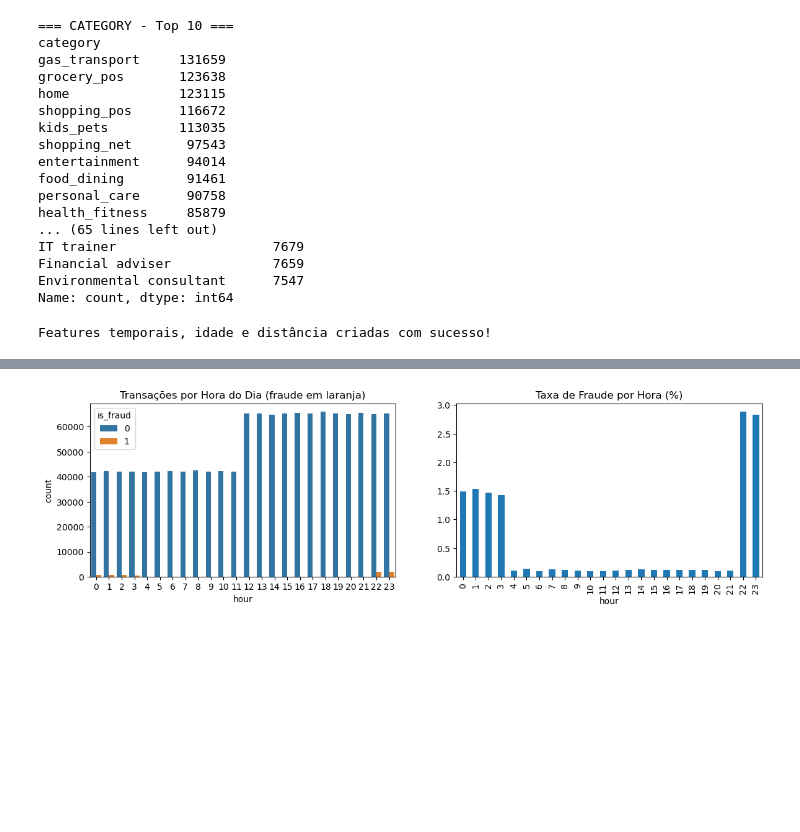
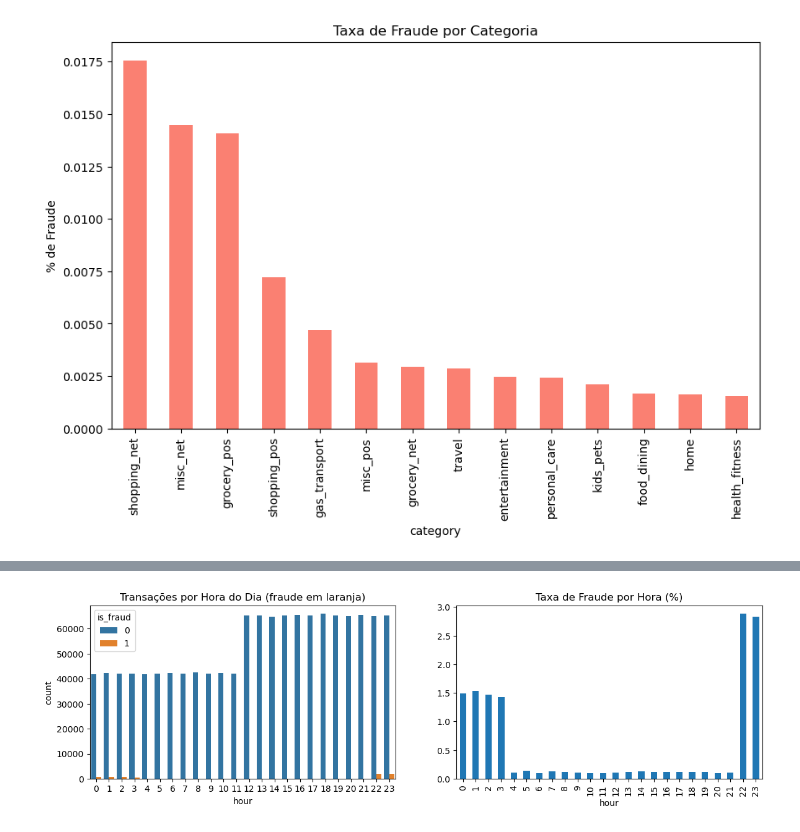
Before and after one commit to JpLimags/fraud_detection, a Jupyter notebook: notebooks/01_eda.ipynb, the cells around one changed output, grey strips where cells are left out. Saved outputs shown, nothing was run; the diff lists cells and outputs as text; code cells hidden in the pictures; blank space fills up the shorter version.

```diff
--- a/notebooks/01_eda.ipynb
+++ b/notebooks/01_eda.ipynb
@@ -169,59 +130,9 @@ Insight: A maioria das transações é abaixo de $100. Fraudes tendem a ter valo
 # %%
-# ======================== 5. ANÁLISE CATEGÓRICA ========================
-cat_cols = ['category', 'gender', 'state', 'job']
-for col in cat_cols:
-    print(f"\n=== {col.upper()} - Top 10 ===")
-    print(df[col].value_counts().head(10))
-
-    # Taxa de fraude por categoria
-    if col != 'job':  # job tem muitos valores
-        fraud_by_cat = df.groupby(col)['is_fraud'].mean().sort_values(ascending=False) * 100
-        print(f"\nTaxa de fraude por {col} (%):")
-        print(fraud_by_cat.head(10))
+fraud_by_cat = df.groupby('category')['is_fraud'].mean().sort_values(ascending=False)
+plt.figure(figsize=(10, 6))
+fraud_by_cat.plot(kind='bar', color='salmon')
+plt.title('Taxa de Fraude por Categoria')
+plt.ylabel('% de Fraude')
+plt.show()
 # %% [output]
-=== CATEGORY - Top 10 ===
-category
-gas_transport     131659
-grocery_pos       123638
-home              123115
-shopping_pos      116672
-kids_pets         113035
-shopping_net       97543
-entertainment      94014
-food_dining        91461
-personal_care      90758
-health_fitness     85879
-... (65 lines left out)
-IT trainer                    7679
-Financial adviser             7659
-Environmental consultant      7547
-Name: count, dtype: int64
+[figure, added]
-# %%
-# ======================== 6. ENGENHARIA DE FEATURES INICIAL (para EDA) ========================
-# 6.1 Converter datas
-df['trans_date_trans_time'] = pd.to_datetime(df['trans_date_trans_time'])
-df['dob'] = pd.to_datetime(df['dob'])
-
-# 6.2 Features temporais
-df['hour'] = df['trans_date_trans_time'].dt.hour
-df['day_of_week'] = df['trans_date_trans_time'].dt.day_name()
-df['month'] = df['trans_date_trans_time'].dt.month_name()
-
-# 6.3 Idade do cliente
-df['age'] = (df['trans_date_trans_time'] - df['dob']).dt.days // 365
-
-# 6.4 Distância entre cliente e comerciante (Haversine simplificada)
-def haversine(lat1, lon1, lat2, lon2):
-    R = 6371  # raio da Terra em km
-    lat1, lon1, lat2, lon2 = map(np.radians, [lat1, lon1, lat2, lon2])
-    dlat = lat2 - lat1
-    dlon = lon2 - lon1
-    a = np.sin(dlat/2)**2 + np.cos(lat1) * np.cos(lat2) * np.sin(dlon/2)**2
-    c = 2 * np.arctan2(np.sqrt(a), np.sqrt(1-a))
-    return R * c
-
-df['distance_km'] = haversine(df['lat'], df['long'], df['merch_lat'], df['merch_long'])
-
-print("Features temporais, idade e distância criadas com sucesso!")
-# %% [output]
-Features temporais, idade e distância criadas com sucesso!
```
Also changed, not shown: parts of 24 cells of this notebook, 3 other files.
